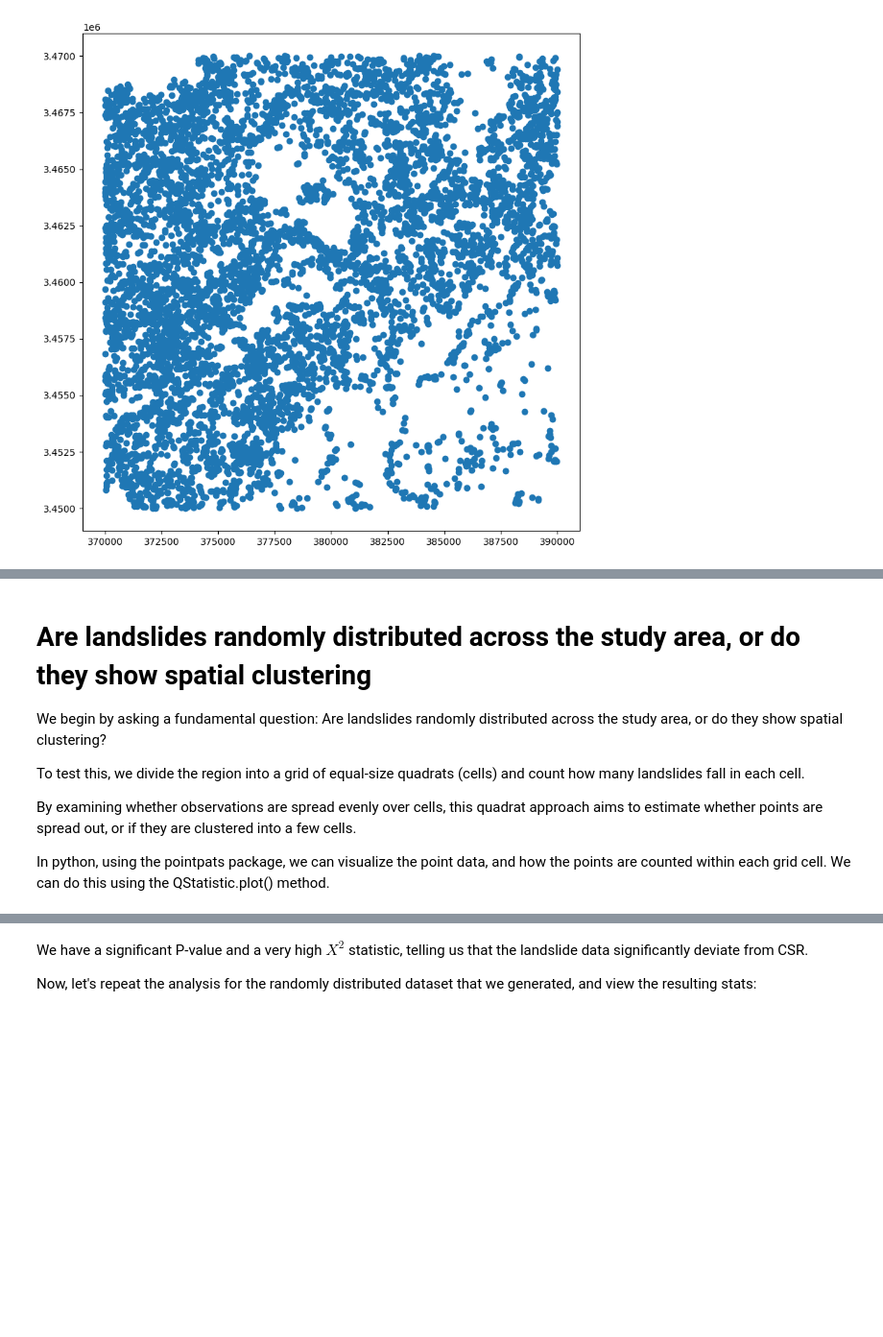
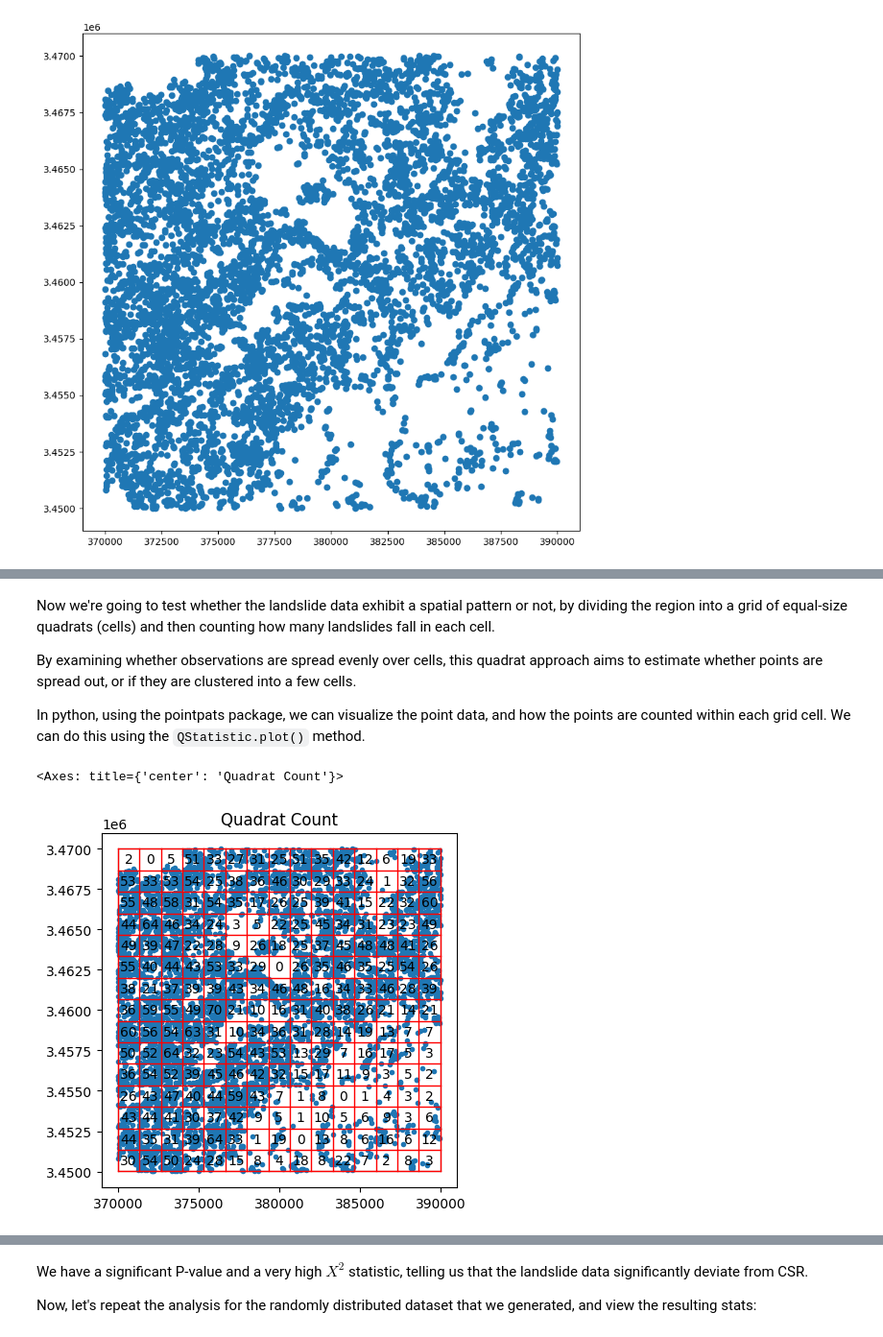
Before and after one commit to laura-turnbull-lloyd/STDH_teaching, a Jupyter notebook: Lecture_4_analysing_spatial_patterns.ipynb, the cells around one changed output, grey strips where cells are left out. Shown at 96% size. Drawn from its saved outputs; the diff is of its cells as text; code cells hidden in the pictures; blank space fills up the shorter version.

```diff
--- a/Lecture_4_analysing_spatial_patterns.ipynb
+++ b/Lecture_4_analysing_spatial_patterns.ipynb
@@ -256,14 +262,13 @@ plt.show()
 # %% [markdown]
-# Are landslides randomly distributed across the study area, or do they show spatial clustering
-
-We begin by asking a fundamental question: Are landslides randomly distributed across the study area, or do they show spatial clustering?
-
-To test this, we divide the region into a grid of equal-size quadrats (cells) and count how many landslides fall in each cell.
+Now we're going to test whether the landslide data exhibit a spatial pattern or not, by dividing the region into a grid of equal-size quadrats (cells) and then counting how many landslides fall in each cell.
 
 By examining whether observations are spread evenly over cells, this quadrat approach aims to estimate whether points are spread out, or if they are clustered into a few cells.
 
-In python, using the pointpats package, we can visualize the point data, and how the points are counted within each grid cell. We can do this using the  QStatistic.plot() method.
+In python, using the pointpats package, we can visualize the point data, and how the points are counted within each grid cell. We can do this using the  ``QStatistic.plot()`` method.
 # %%
-qstat = QStatistic(coordinates, nx=15, ny=10) # nx and ny are the number of cells in the x and y directions
+qstat = QStatistic(coordinates, nx=15, ny=15) # nx and ny are the number of cells in the x and y directions
 qstat.plot()
+# %% [output]
+<Axes: title={'center': 'Quadrat Count'}>
+[figure, added]
 # %% [markdown]
```
Also changed, not shown: parts of 23 cells of this notebook.
